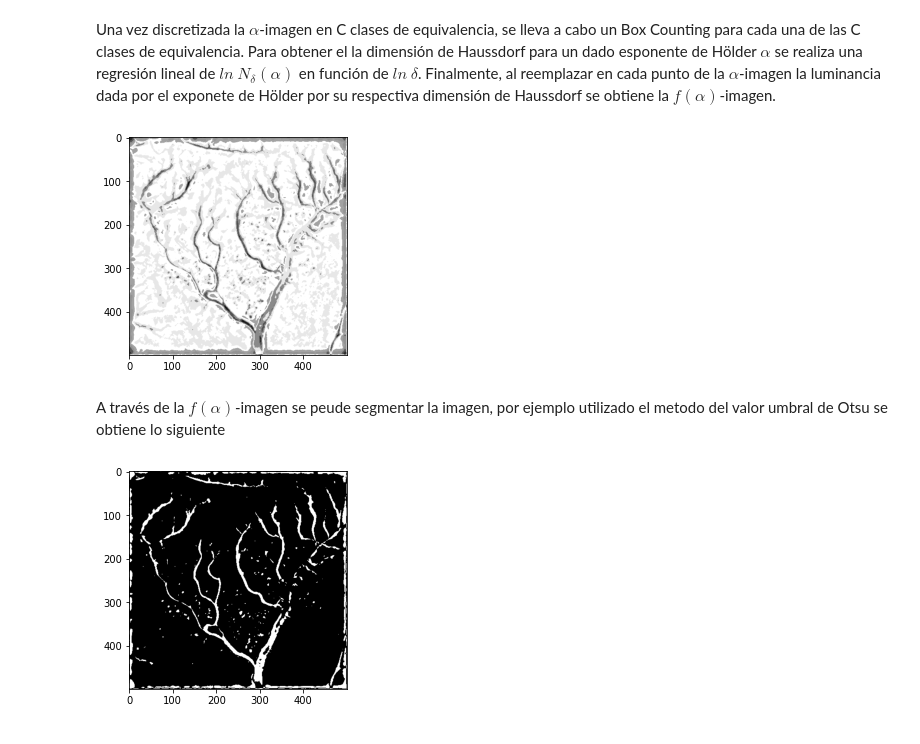
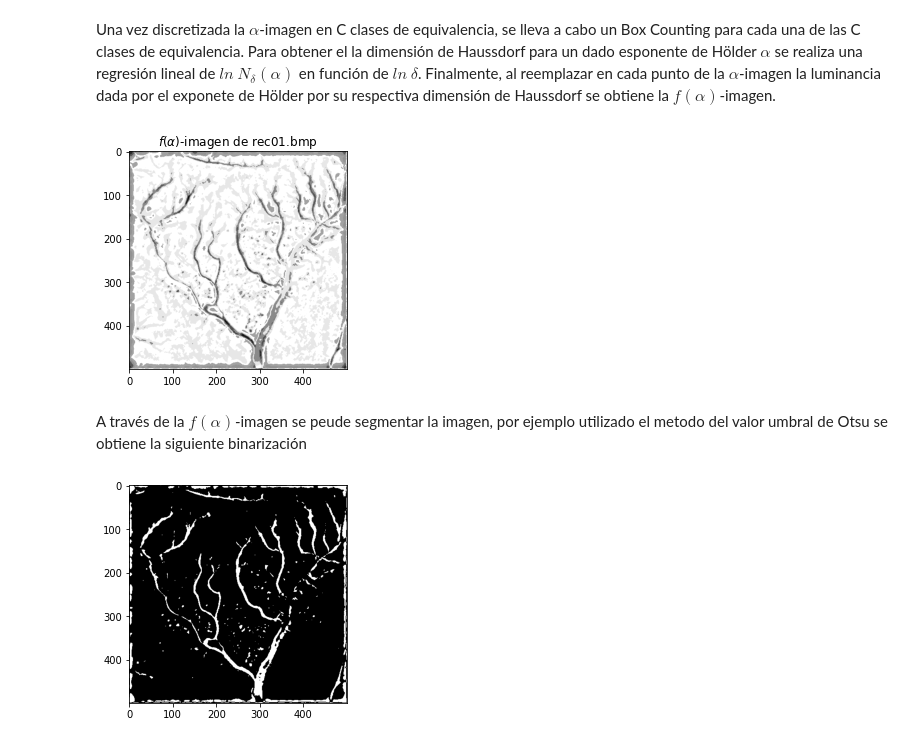
Before and after one commit to JuanCruzFM/Procesamiento-Digital-de-Imagenes, a Jupyter notebook: MultifractalBoxDimension.ipynb, the cells around one changed output. Cells and saved outputs as stored; diff of their text form; code cells hidden in the pictures.

```diff
--- a/MultifractalBoxDimension.ipynb
+++ b/MultifractalBoxDimension.ipynb
@@ -98,7 +99,7 @@ def MaxMin(AlfaImagen,w):
   return VC,PC,C
 VC,PC,C=MaxMin(AlfaImagen,10)
 # %%
-def DAlfa(AlfaImagen,C):
+def DAlfa(AlfaImagen,PC,VC,C):
   #obtengo alfa imagen discretizada en C clases de equivalencia
   ancho,alto=AlfaImagen.shape
   AlfaImagenC=np.zeros((ancho,alto))
@@ -108,7 +109,7 @@ def DAlfa(AlfaImagen,C):
               if AlfaImagen[x,y]>=PC[i] and AlfaImagen[x,y]<PC[i+1]:
                   AlfaImagenC[x,y]=VC[i] #imagen cuantizada en C clases de equivalencia #imagen cuantizada en C clases de equivalencia
   return AlfaImagenC
-AlfaImagenCuant=DAlfa(AlfaImagen,10)
+AlfaImagenCuant=DAlfa(AlfaImagen,PC,VC,10)
 plt.imshow(AlfaImagenCuant,'gray')
 plt.title('Alfa Imagen discretizada de '+imagen)
 plt.show()
@@ -149,22 +150,23 @@ fAlfa=f_alfa(AlfaImagenCuant,VC,C)
 # %%
 def f_Imagen(AlfaImagenC,C,VC,f_alfa):
   ancho,alto=AlfaImagenC.shape
   #genero la f alfa imagen
   f_imagen=np.zeros((ancho,alto))
   for x in range(ancho):
       for y in range(alto):
           for i in range(C):
               if AlfaImagenC[x,y]==VC[i]:
                   f_imagen[x,y]=f_alfa[i]
   return f_imagen
 f_imagen=f_Imagen(AlfaImagenCuant,C,VC,fAlfa)
 
 plt.imshow(f_imagen,'gray')
+plt.title(r'$f(\alpha)$-imagen de '+imagen)
 plt.show()
 # %% [output]
-[figure, old version]
+[figure, new version]
 # %% [markdown]
-A través de la $f(\alpha)$-imagen se peude segmentar la imagen, por ejemplo utilizado el metodo del valor umbral de Otsu se obtiene lo siguiente
+A través de la $f(\alpha)$-imagen se peude segmentar la imagen, por ejemplo utilizado el metodo del valor umbral de Otsu se obtiene la siguiente binarización
 # %%
 #puedo segmentar la imagen a traves de la f alfa imagen a traves de algun criterio que desee
 
```
Also changed, not shown: parts of 20 cells of this notebook.
